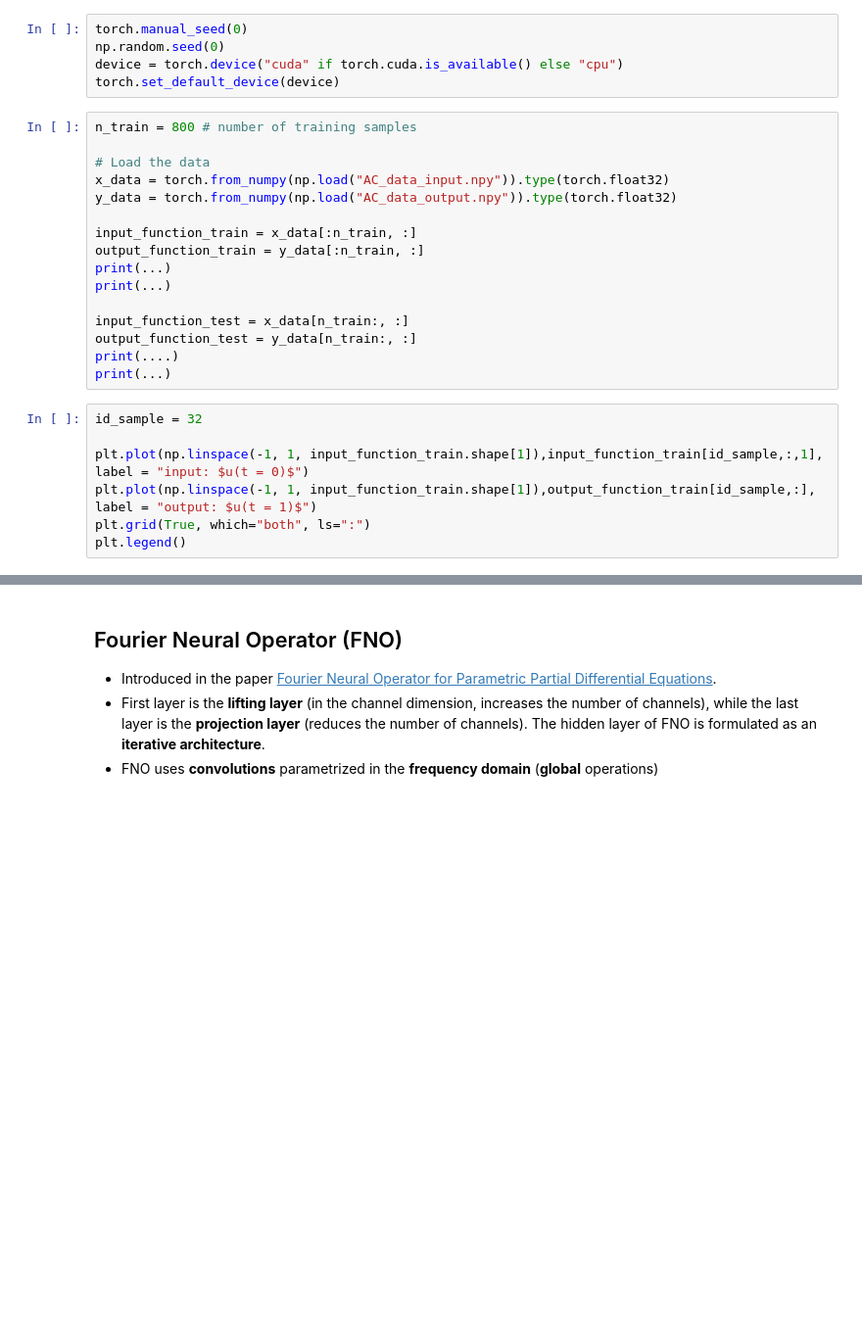
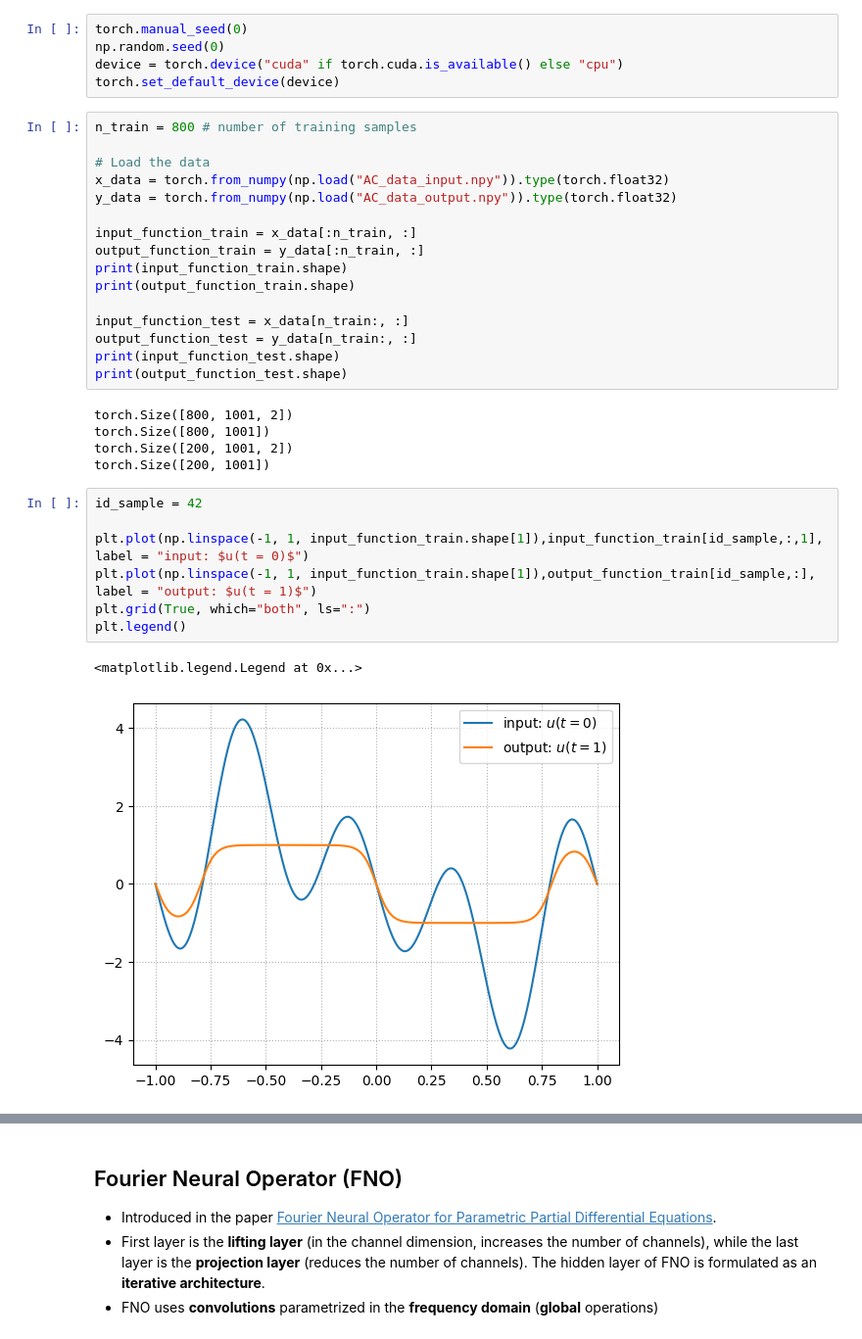
Before and after one commit to elenaionelaschipor/MLCS_2025-2026, a Jupyter notebook: lab6_FNO/Lab6.ipynb, the cells around one changed output, grey strips where cells are left out. Shown at 98% size. Drawn from its saved outputs; the diff is of its cells as text; blank space fills up the shorter version.

```diff
--- a/lab6_FNO/Lab6.ipynb
+++ b/lab6_FNO/Lab6.ipynb
@@ -39,18 +39,26 @@ y_data = torch.from_numpy(np.load("AC_data_output.npy")).type(torch.float32)
 
 input_function_train = x_data[:n_train, :]
 output_function_train = y_data[:n_train, :]
-print(...)
-print(...)
+print(input_function_train.shape)
+print(output_function_train.shape)
 
 input_function_test = x_data[n_train:, :]
 output_function_test = y_data[n_train:, :]
-print(....)
-print(...)
+print(input_function_test.shape)
+print(output_function_test.shape)
+# %% [output]
+torch.Size([800, 1001, 2])
+torch.Size([800, 1001])
+torch.Size([200, 1001, 2])
+torch.Size([200, 1001])
 # %%
-id_sample = 32
+id_sample = 42
 
 plt.plot(np.linspace(-1, 1, input_function_train.shape[1]),input_function_train[id_sample,:,1], label = "input: $u(t = 0)$")
 plt.plot(np.linspace(-1, 1, input_function_train.shape[1]),output_function_train[id_sample,:], label = "output: $u(t = 1)$")
 plt.grid(True, which="both", ls=":")
 plt.legend()
+# %% [output]
+<matplotlib.legend.Legend at 0x...>
+[figure, added]
 # %%
```
Also changed, not shown: parts of 12 cells of this notebook, 17 other files.
